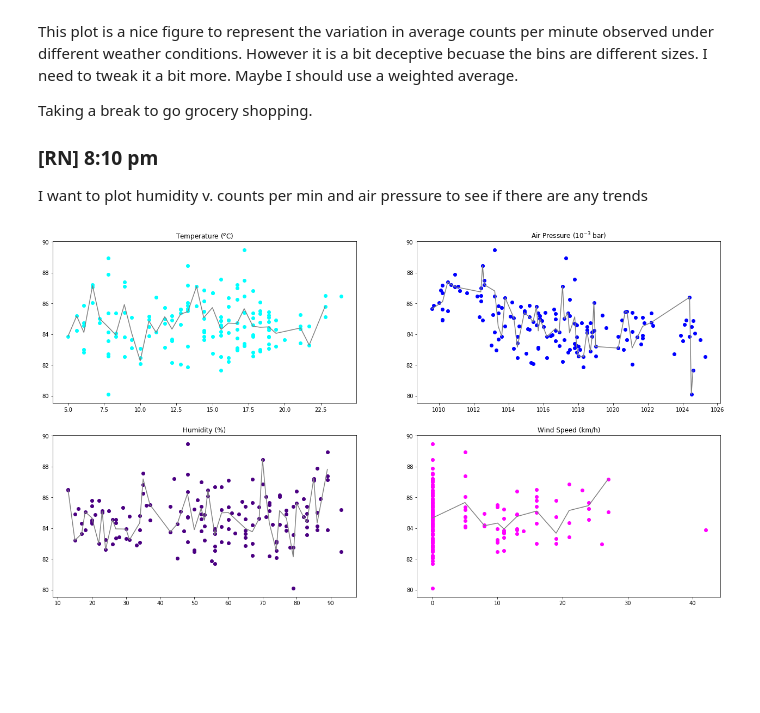
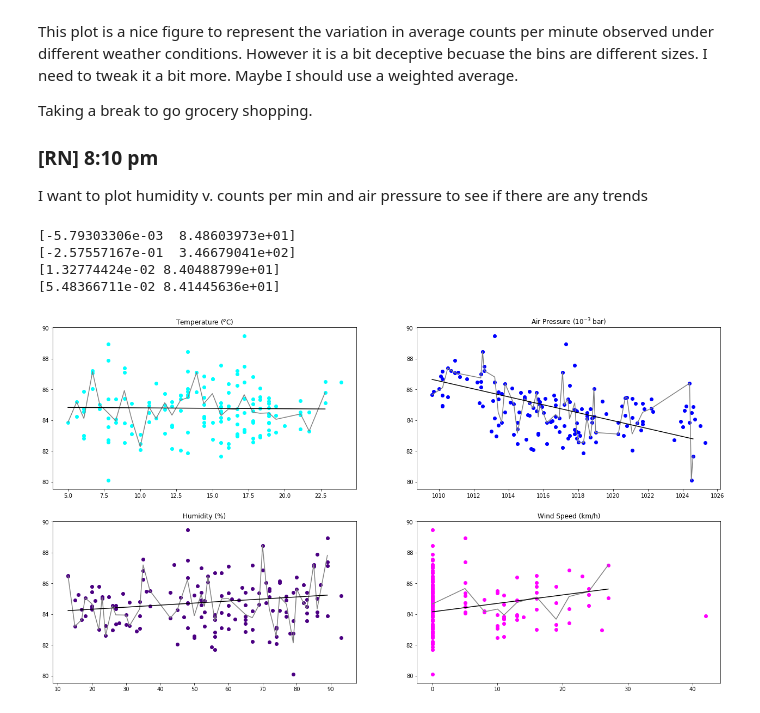
Before and after one commit to rnnisi/CosmicRayDetector_LongTerm, a Jupyter notebook: Notebook/20210306_DataAnalysis.ipynb, the cells around one changed output. Cells and saved outputs as stored; diff of their text form; code cells hidden in the pictures; blank space fills up the shorter version.

```diff
--- a/Notebook/20210306_DataAnalysis.ipynb
+++ b/Notebook/20210306_DataAnalysis.ipynb
@@ -612,36 +614,55 @@ def GenerateScatter(coupled, para_index, mplib, c):
 
 fig16, axs16 = plt.subplots(2,2) # temp
  # wind speeds
+
+def ExpFit(x, a, b, c):
+    return a * np.exp(-b * x) + c
 
 figs = [[fig16, axs16[0, 0]], [fig16, axs16[0, 1]], [fig16, axs16[1, 0]], [fig16, axs16[1, 1]]]
 colors = ["cyan", "blue", "indigo", "magenta"]
 param_index = [6, 5, 7, 4]
 ordered_pairs = [[], [], [], []]
 distilled_pairs = [[], [], [], []]
 distilled_std = [[], [], [], []]
 smoothed_pairs = [[], [], [], []]
 smoothed_std = [[], [], [], []]
 for i in range(4):
     op = GenerateScatter(coupled, param_index[i], figs[i], colors[i]) # temperature plot
     figs[i][1].set_title(rows[i])
     op.sort(key=lambda x: x[0])
     ordered_pairs[i] = op
     running_total = [op[0][1]]
     for j in range(1, len(op)):
         if op[j][0] == op[j-1][0]:
             running_total.append(op[j][1])
         else:
             try:
                 mean, std = Mean_StdDev(running_total)
                 dp = [op[j-1][0], mean]
                 distilled_pairs[i].append(dp)
                 running_total = []
             except ZeroDivisionError:
                 pass
     x, y = [], []
     for k in distilled_pairs[i]:
         x.append(k[0])
         y.append(k[1])
     figs[i][1].plot(x, y, color = "gray")
+    p = np.polyfit(x, y, 1)
+    x_fit = np.linspace(min(x), max(x), 100)
+    y_fit = np.zeros(len(x_fit))
+    for h in range(len(x_fit)):
+        y_fit[h] = p[1]  + x_fit[h]*p[0]
+    print(p)
+    #y = ExpFit(x_fit, y[0], 0.05, 1)
+    #np.random.seed(1729)
+   # y_noise = 0.2 * np.random.normal(size=x_fit.size)
+    #ydata = y + y_noise
+    #popt, pcov = curve_fit(ExpFit, x_fit, y)
+    figs[i][1].plot(x_fit, y_fit, color = "black")
 # %% [output]
+[-5.79303306e-03  8.48603973e+01]
+[-2.57557167e-01  3.46679041e+02]
+[1.32774424e-02 8.40488799e+01]
+[5.48366711e-02 8.41445636e+01]
-[figure, old version]
+[figure, new version]
```
Also changed, not shown: parts of 2 cells of this notebook, 1 other file.
